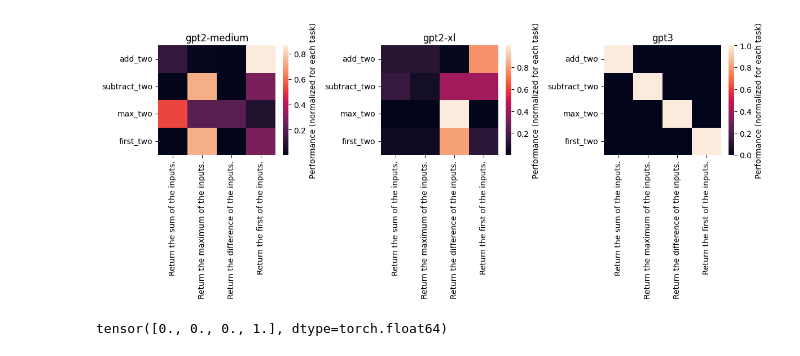
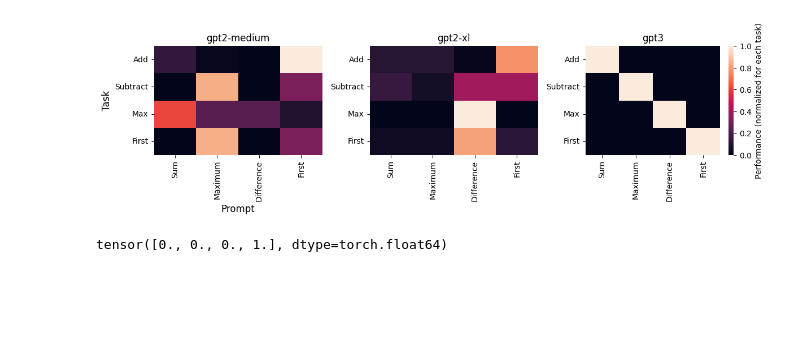
Before and after one commit to csinva/iprompt, a Jupyter notebook: notebooks/01_prompt_selection.ipynb, the cells around one changed output. Drawn from its saved outputs; the diff is of its cells as text; code cells hidden in the pictures; blank space fills up the shorter version.

Commit message:
update prompt selection plot

```diff
--- a/notebooks/01_prompt_classification.ipynb
+++ b/notebooks/01_prompt_selection.ipynb
@@ -16,7 +17,7 @@ import pickle as pkl
 # %%
 # model_names = ['gpt2-medium', 'EleutherAI/gpt-j-6B']
 model_names = ['gpt2-medium', 'gpt2-xl', 'gpt3']
-plt.figure(figsize=(12, 5))
+plt.figure(figsize=(12, 3.5))
 for i, model_name in enumerate(model_names):
     # model_name = 'gpt2-medium'
     r = pkl.load(
@@ -24,47 +25,53 @@ for i, model_name in enumerate(model_names):
 
     tasks_plot = ['add_two', 'subtract_two', 'max_two', 'first_two']
     task_names = r['task_names']
     idxs = np.array([task_names.index(task_names[i]) for i in range(len(task_names))
                      if task_names[i] in tasks_plot
                      ])
 
     plt.subplot(1, len(model_names), i + 1)
-    losses = r['losses']
-    losses = torch.tensor(losses)
 
-    # select
-    losses = losses[idxs, :][:, idxs]
+    # losses
+    # losses = r['losses']
+    # losses = torch.tensor(losses)
+    # losses = losses[idxs, :][:, idxs]
     # losses = losses.softmax(axis=1)
-    task_descriptions = np.array(r['task_descriptions'])[idxs]
-
+    # task_descriptions = np.array(r['task_descriptions'])[idxs]
     # sns.heatmap(losses.softmax, yticklabels=tasks_plot,
     #             xticklabels=task_descriptions,
     #             cbar_kws={'label': 'Loss (normalized for each task)'})
-    plt.title(model_name)
-    plt.xticks(rotation=90)
-    plt.yticks(rotation=0)
+    # plt.xticks(rotation=90)
+    # plt.yticks(rotation=0)
 
     accuracies = r['accuracies']
     accuracies = accuracies[idxs, :][:, idxs]
     task_descriptions = np.array(r['task_descriptions'])[idxs]
 
     # print(r['losses'])
     # plt.subplot(122)
     # accuracies = torch.tensor(accuracies)
     accuracies = torch.tensor(accuracies).softmax(dim=1)
-    sns.heatmap(accuracies, yticklabels=tasks_plot,
-                xticklabels=task_descriptions,
-                cbar_kws={'label': 'Performance (normalized for each task)'}
+    plt.title(model_name)
+    ax = sns.heatmap(accuracies,
+                yticklabels=pd.Series(tasks_plot).apply(
+                    lambda x: x.split('_')[0].capitalize()),
+                xticklabels=pd.Series(task_descriptions).apply(
+                    lambda x: x.split(' ')[2].capitalize()),
+                cbar_kws={'label': 'Performance (normalized for each task)'},
+                cbar= (i == len(model_names) - 1),
+                square=True,
                 # cbar_kws={'label': 'Accuracy (higher better)'}
                 )
     plt.xticks(rotation=90)
     plt.yticks(rotation=0)
-
+    if i == 0:
+        ax.set_ylabel('Task', fontsize='large')
+        ax.set_xlabel('Prompt', fontsize='large')
     plt.tight_layout()
 plt.savefig('../results/prompt_classification/heatmaps_prompt_classification.pdf',
             bbox_inches='tight')
 # %% [output]
-[figure, old version]
+[figure, new version]
 # %%
 losses[0].softmax(dim=0)
 # %% [output]
```
Also changed, not shown: parts of 1 cell of this notebook, 1 other file.
